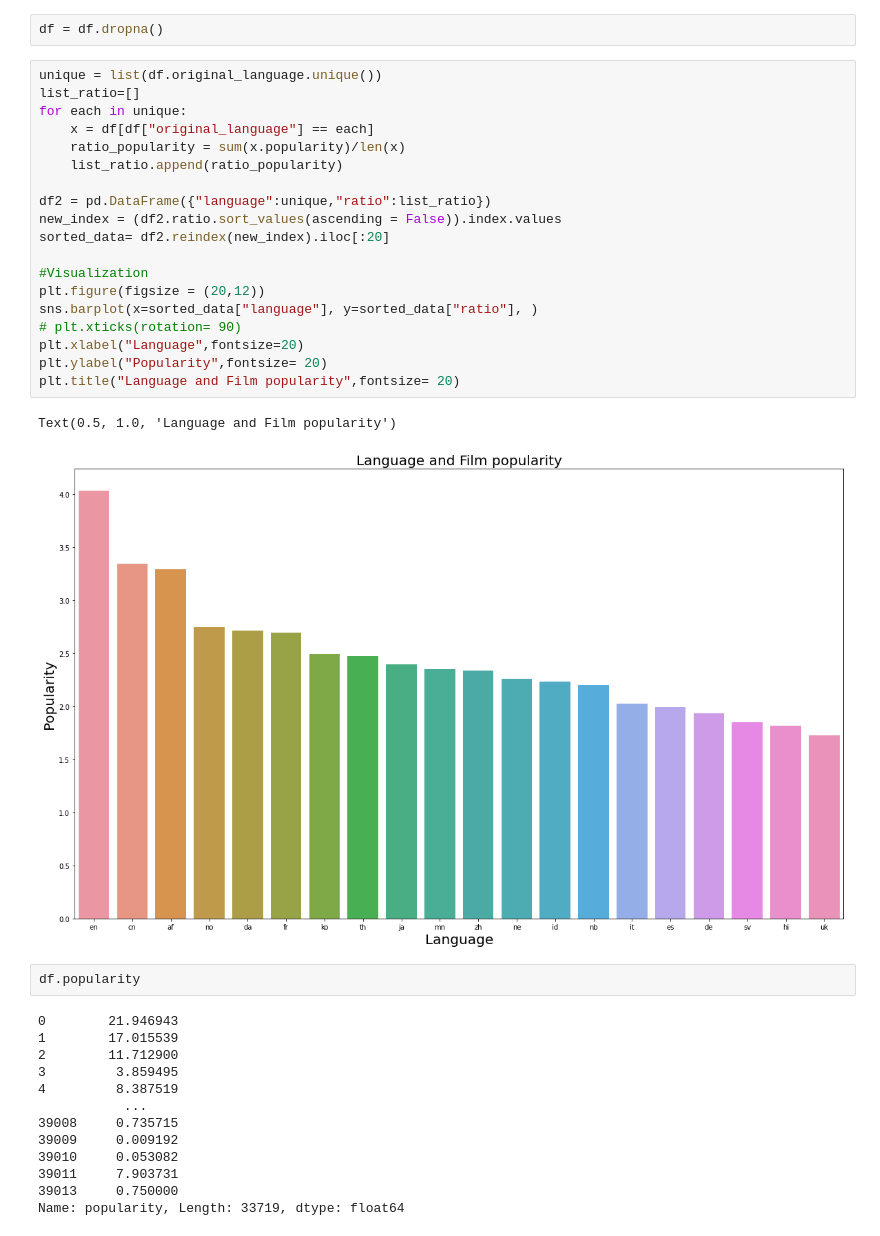
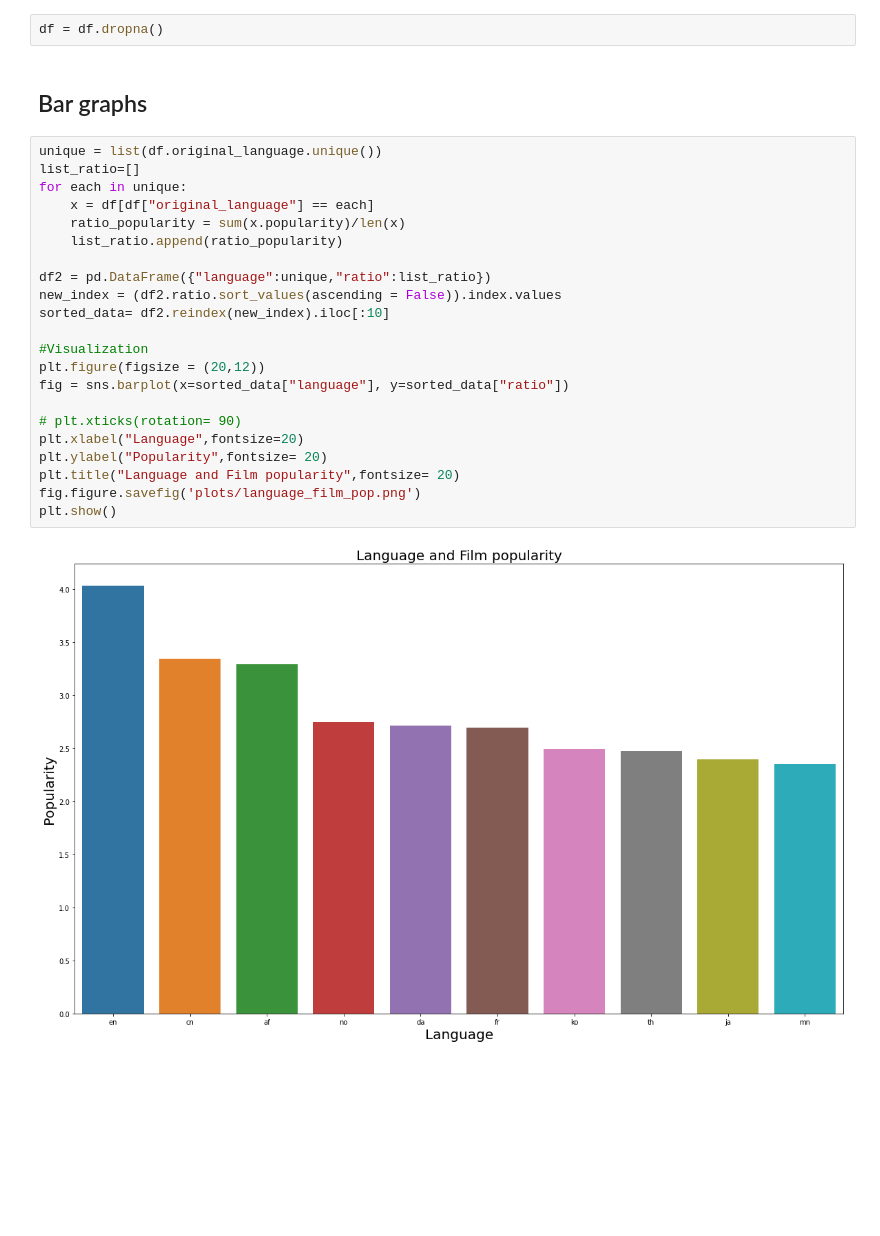
Before and after one commit to goqor0001/ml_project, a Jupyter notebook: visualization/Visualization.ipynb, the cells around one changed output. Saved outputs shown, nothing was run; the diff lists cells and outputs as text; blank space fills up the shorter version.

```diff
--- a/visualization/Visualization.ipynb
+++ b/visualization/Visualization.ipynb
@@ -225,40 +226,29 @@ df.to_csv('movies_for_vis.csv', index=False)
 df = pd.read_csv('movies_for_vis.csv', encoding='latin1')
 # %%
 df = df.dropna()
+# %% [markdown]
+## Bar graphs
 # %%
 unique = list(df.original_language.unique())
 list_ratio=[]
 for each in unique:
     x = df[df["original_language"] == each]
     ratio_popularity = sum(x.popularity)/len(x)
     list_ratio.append(ratio_popularity)
 
 df2 = pd.DataFrame({"language":unique,"ratio":list_ratio})
 new_index = (df2.ratio.sort_values(ascending = False)).index.values
-sorted_data= df2.reindex(new_index).iloc[:20]
+sorted_data= df2.reindex(new_index).iloc[:10]
 
 #Visualization
 plt.figure(figsize = (20,12))
-sns.barplot(x=sorted_data["language"], y=sorted_data["ratio"], )
+fig = sns.barplot(x=sorted_data["language"], y=sorted_data["ratio"])
+
 # plt.xticks(rotation= 90)
 plt.xlabel("Language",fontsize=20)
 plt.ylabel("Popularity",fontsize= 20)
 plt.title("Language and Film popularity",fontsize= 20)
+fig.figure.savefig('plots/language_film_pop.png')
+plt.show()
 # %% [output]
-Text(0.5, 1.0, 'Language and Film popularity')
-[figure, old version]
+[figure, new version]
-# %%
-df.popularity
-# %% [output]
-0        21.946943
-1        17.015539
-2        11.712900
-3         3.859495
-4         8.387519
-           ...
-39008     0.735715
-39009     0.009192
-39010     0.053082
-39011     7.903731
-39013     0.750000
-Name: popularity, Length: 33719, dtype: float64
```
Also changed, not shown: parts of 13 cells of this notebook.
